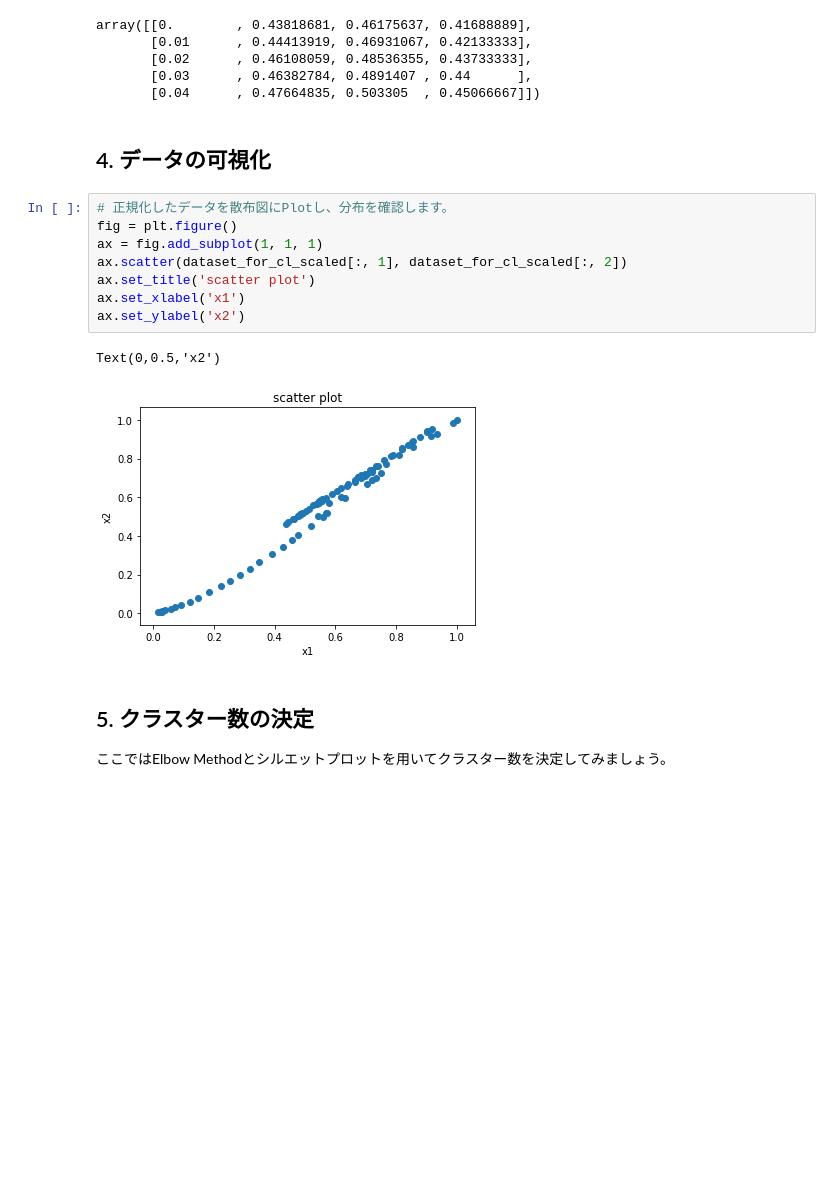
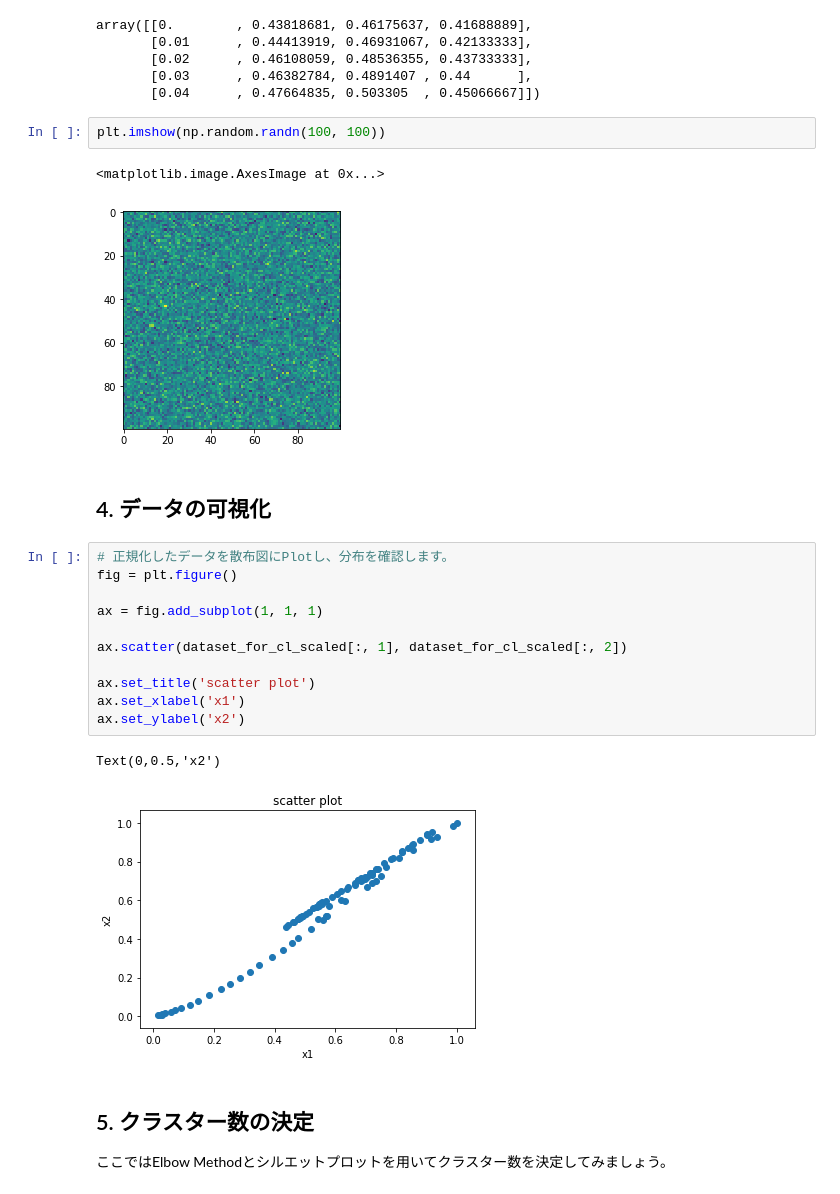
Before and after one commit to yosuke1985/Scikit_learn_practice, a Jupyter notebook: kadai/Assignment3/Assignment3_answered.ipynb, the cells around one changed output. Saved outputs shown, nothing was run; the diff lists cells and outputs as text; blank space fills up the shorter version.

Commit message:
matplotlib練習追加

```diff
--- a/kadai/Assignment3/Assignment3_answered.ipynb
+++ b/kadai/Assignment3/Assignment3_answered.ipynb
@@ -67,13 +67,21 @@ array([[0.        , 0.43818681, 0.46175637, 0.41688889],
        [0.02      , 0.46108059, 0.48536355, 0.43733333],
        [0.03      , 0.46382784, 0.4891407 , 0.44      ],
        [0.04      , 0.47664835, 0.503305  , 0.45066667]])
+# %%
+plt.imshow(np.random.randn(100, 100))
+# %% [output]
+<matplotlib.image.AxesImage at 0x...>
+[figure, added]
 # %% [markdown]
 <H2> 4. データの可視化
 # %%
 # 正規化したデータを散布図にPlotし、分布を確認します。
 fig = plt.figure()
+
 ax = fig.add_subplot(1, 1, 1)
+
 ax.scatter(dataset_for_cl_scaled[:, 1], dataset_for_cl_scaled[:, 2])
+
 ax.set_title('scatter plot')
 ax.set_xlabel('x1')
 ax.set_ylabel('x2')
```
Also changed, not shown: parts of 2 cells of this notebook, 2 other files.
